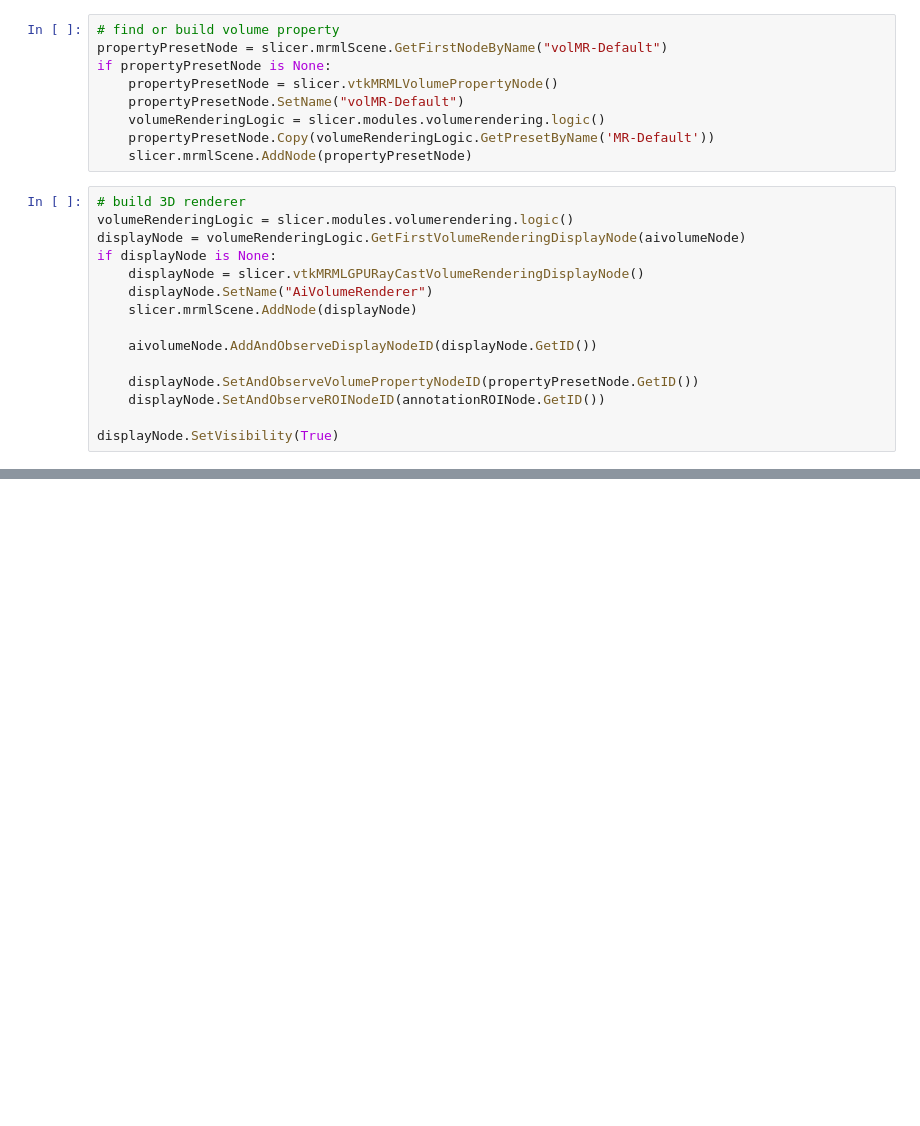
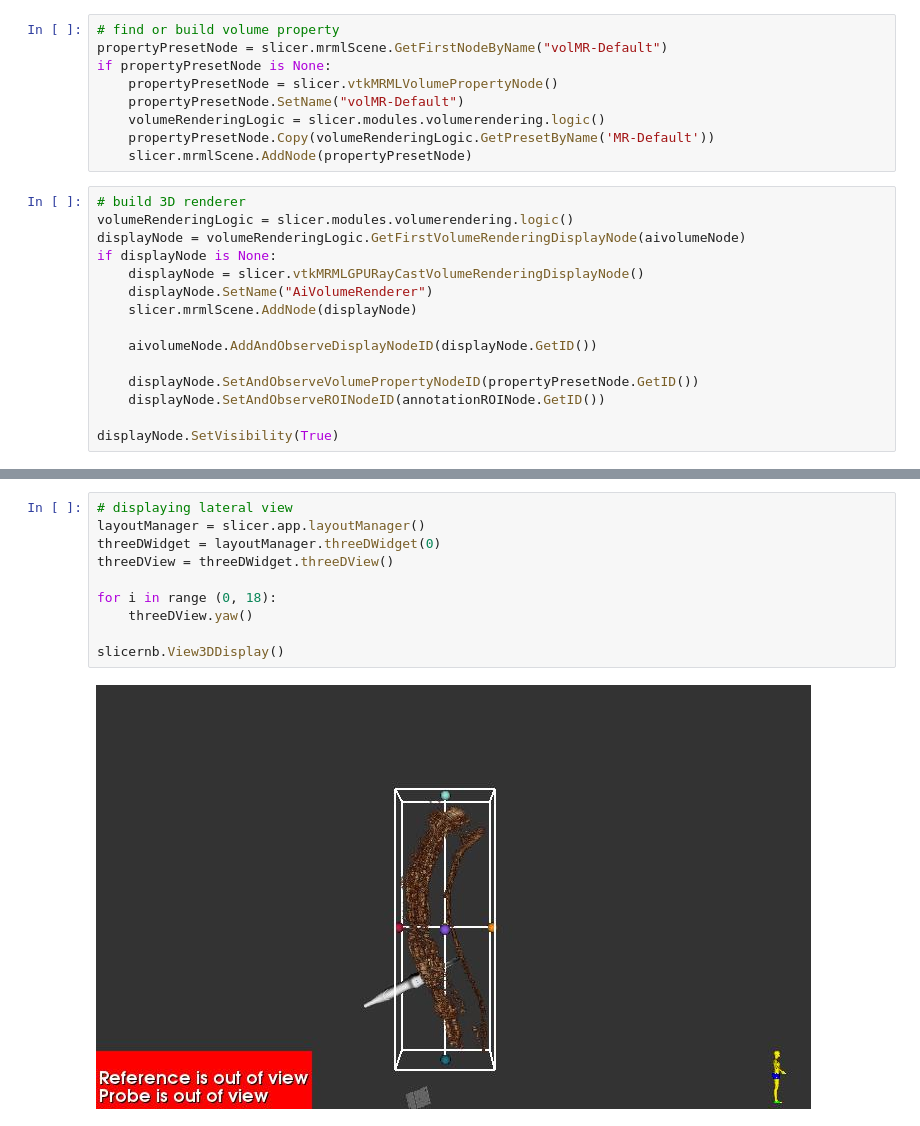
Before and after one commit to SlicerIGT/aigt, a Jupyter notebook: UltrasoundSegmentation/SpineSegmentationVisualTest.ipynb, the cells around one changed output, grey strips where cells are left out. Saved outputs shown, nothing was run; the diff lists cells and outputs as text; blank space fills up the shorter version.

Commit message:
Added lateral view functionality to visual test file

```diff
--- a/UltrasoundSegmentation/SpineSegmentationVisualTest.ipynb
+++ b/UltrasoundSegmentation/SpineSegmentationVisualTest.ipynb
@@ -101,0 +103,12 @@ slicernb.View3DDisplay()
+# %%
+# displaying lateral view
+layoutManager = slicer.app.layoutManager()
+threeDWidget = layoutManager.threeDWidget(0)
+threeDView = threeDWidget.threeDView()
+
+for i in range (0, 18):
+    threeDView.yaw()
+
+slicernb.View3DDisplay()
+# %% [output]
+[figure, added]
```
Also changed, not shown: parts of 2 cells of this notebook.
